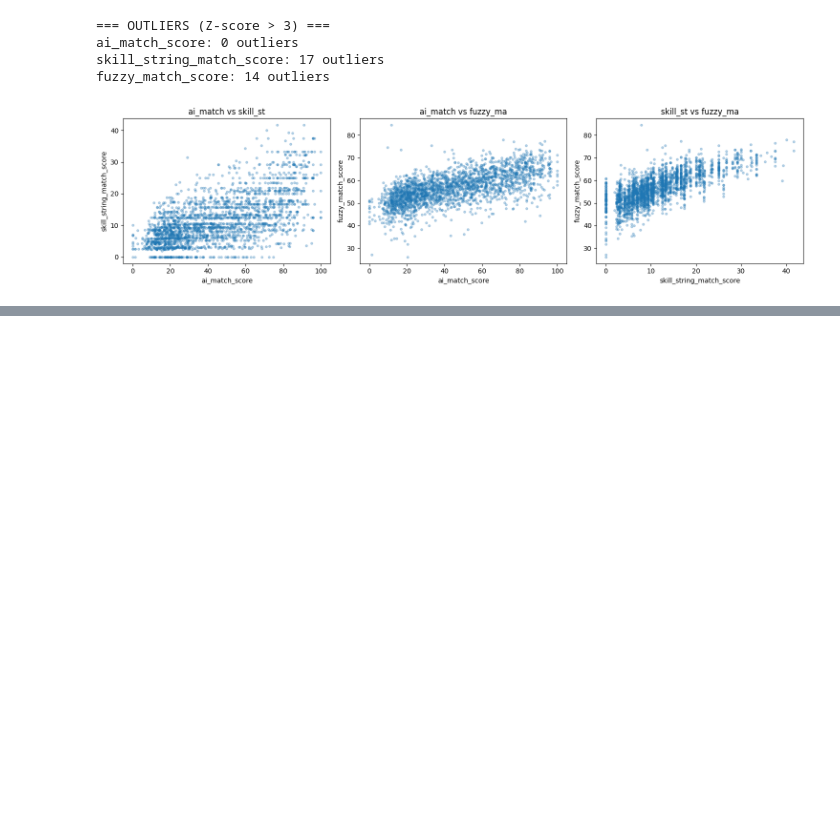
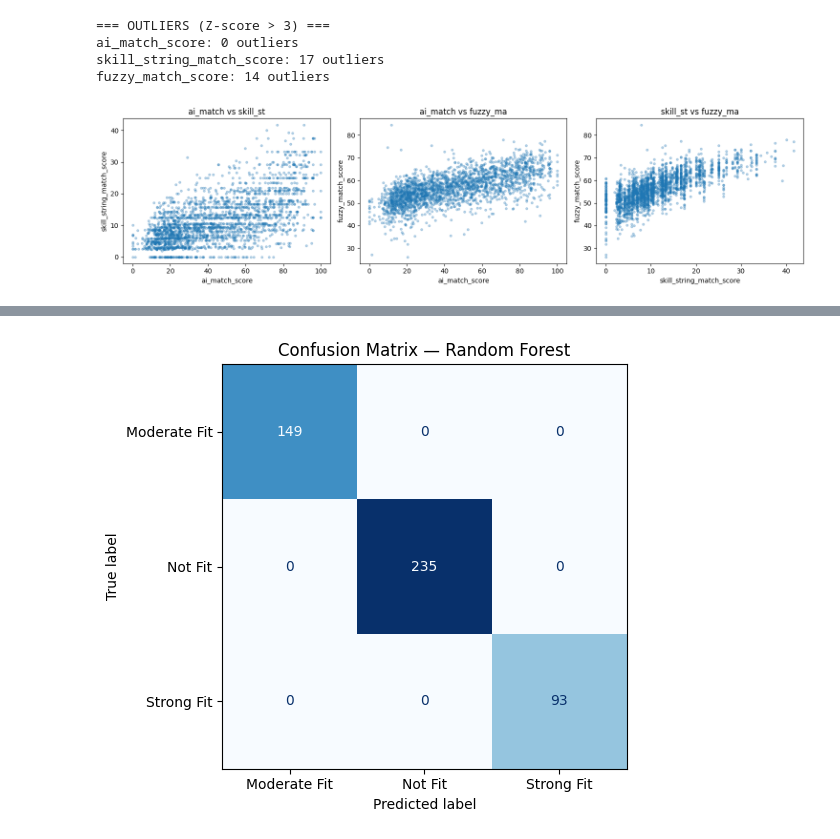
Before and after one commit to AnkitJha06/Job-Fit-Predictor, a Jupyter notebook: job_fit_predictor.ipynb, the cells around one changed output, grey strips where cells are left out. Cells and saved outputs as stored; diff of their text form; code cells hidden in the pictures; blank space fills up the shorter version.

```diff
--- a/job_fit_predictor.ipynb
+++ b/job_fit_predictor.ipynb
@@ -164,0 +328,90 @@ fuzzy_match_score: 14 outliers
+# %%
+import numpy as np
+import pandas as pd
+from sklearn.linear_model import LogisticRegression
+from sklearn.ensemble import RandomForestClassifier
+from sklearn.metrics import (classification_report, confusion_matrix,
+                              accuracy_score, ConfusionMatrixDisplay)
+import xgboost as xgb
+import matplotlib.pyplot as plt
+import warnings
+warnings.filterwarnings('ignore')
+
+# ── Load saved splits ──────────────────────────────────────────
+X_train = np.load('X_train.npy')
+X_test  = np.load('X_test.npy')
+y_train = np.load('y_train.npy')
+y_test  = np.load('y_test.npy')
+classes = np.load('label_classes.npy', allow_pickle=True)
+
+print("Classes:", classes)
+print("X_train shape:", X_train.shape)
+print("X_test shape: ", X_test.shape)
+
+# ── Define 3 models ───────────────────────────────────────────
+models = {
+    "Logistic Regression": LogisticRegression(
+        class_weight='balanced',
+        max_iter=1000,
+        random_state=42
+    ),
+    "Random Forest": RandomForestClassifier(
+        n_estimators=200,
+        class_weight='balanced',
+        random_state=42
+    ),
+    "XGBoost": xgb.XGBClassifier(
+        n_estimators=200,
+        learning_rate=0.1,
+        max_depth=5,
+        use_label_encoder=False,
+        eval_metric='mlogloss',
+        random_state=42
+    )
+}
+
+# ── Train and evaluate all models ────────────────────────────
+results = {}
+
+for name, model in models.items():
+    print(f"\n{'='*50}")
+    print(f"  Training: {name}")
+    print(f"{'='*50}")
+
+    # Train
+    model.fit(X_train, y_train)
+
+    # Predict
+    y_pred = model.predict(X_test)
+
+    # Accuracy
+    acc = accuracy_score(y_test, y_pred)
+    results[name] = acc
+    print(f"  Accuracy: {acc:.4f} ({acc*100:.2f}%)")
+
+    # Detailed report
+    print("\nClassification Report:")
+    print(classification_report(y_test, y_pred, target_names=classes))
+
+# ── Confusion Matrix for best model ──────────────────────────
+best_model_name = max(results, key=results.get)
+best_model = models[best_model_name]
+y_pred_best = best_model.predict(X_test)
+
+print(f"\n✅ Best Model: {best_model_name} ({results[best_model_name]*100:.2f}%)")
+
+fig, ax = plt.subplots(figsize=(7, 5))
+cm = confusion_matrix(y_test, y_pred_best)
+disp = ConfusionMatrixDisplay(confusion_matrix=cm, display_labels=classes)
+disp.plot(ax=ax, colorbar=False, cmap='Blues')
+ax.set_title(f"Confusion Matrix — {best_model_name}")
+plt.tight_layout()
+plt.savefig("confusion_matrix.png")
+plt.show()
+
+# ── Summary comparison ────────────────────────────────────────
+print("\n=== MODEL COMPARISON SUMMARY ===")
+for name, acc in sorted(results.items(), key=lambda x: x[1], reverse=True):
+    bar = '█' * int(acc * 40)
+    print(f"{name:<25} {acc*100:.2f}%  {bar}")
+# %% [output]
@@ -164,0 +435 @@ fuzzy_match_score: 14 outliers
+[figure, added]
```
Also changed, not shown: parts of 5 cells of this notebook, 7 other files.
